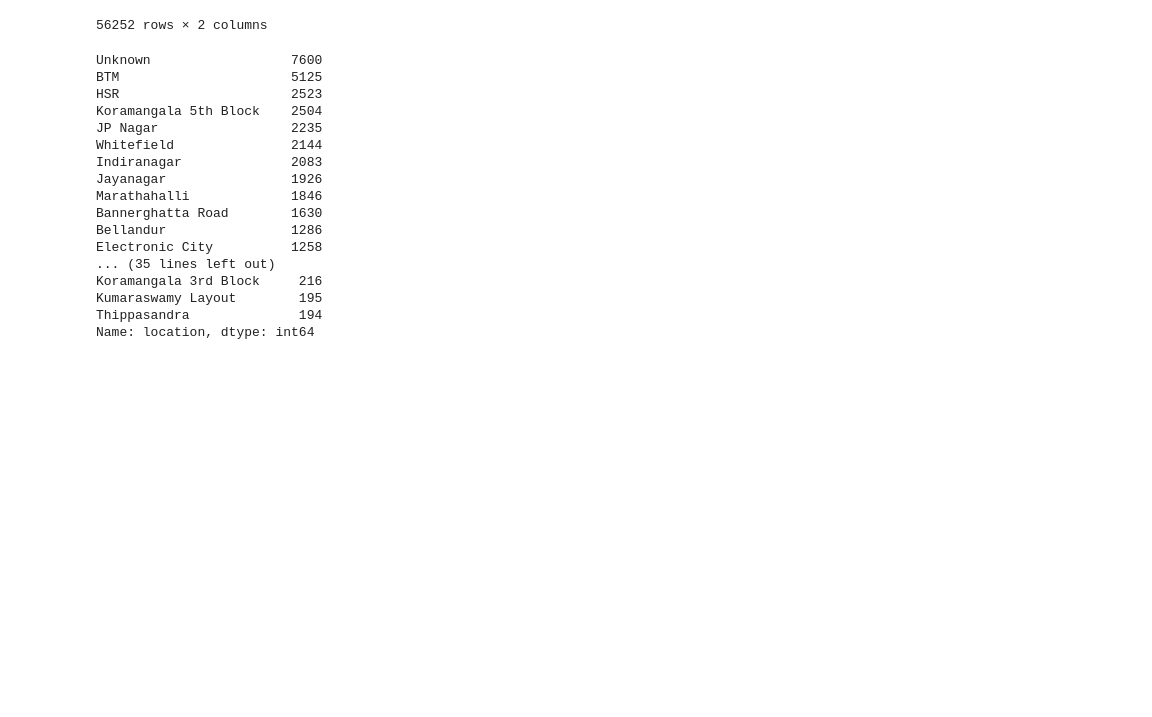
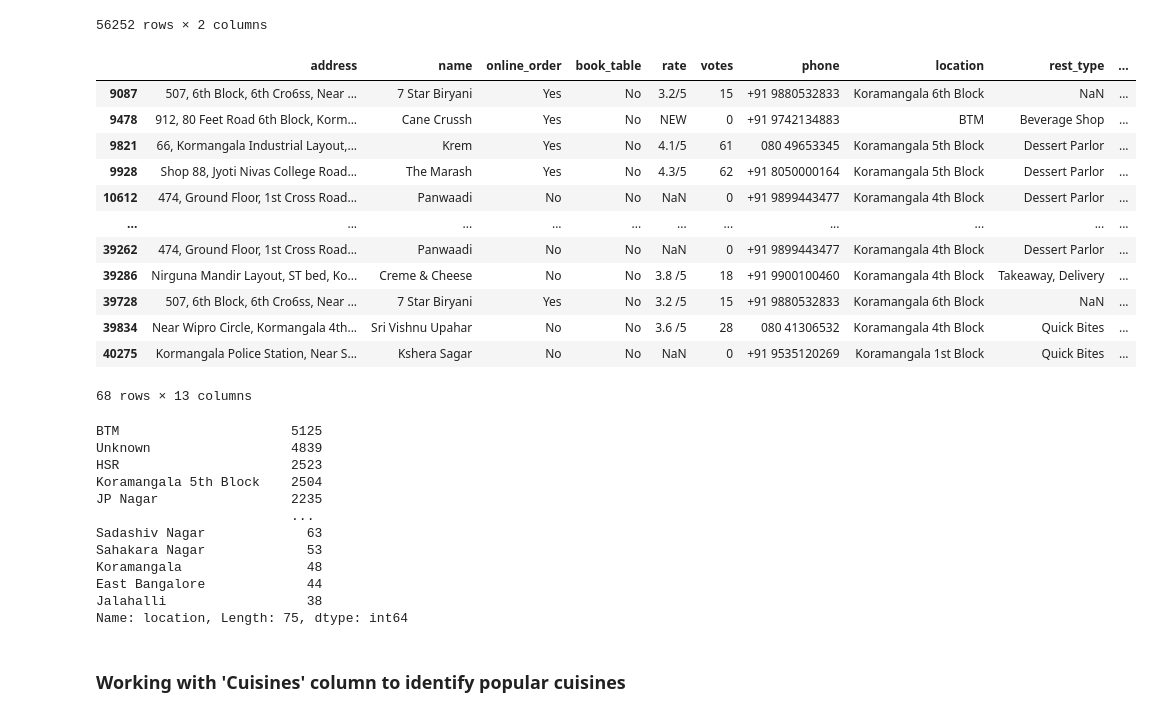
Before and after one commit to 3-vasu31/Food-Analysis, a Jupyter notebook: Test_Model/test2.ipynb, the cells around one changed output. Saved outputs shown, nothing was run; the diff lists cells and outputs as text; code cells hidden in the pictures; blank space fills up the shorter version.

```diff
--- a/Test_Model/test2.ipynb
+++ b/Test_Model/test2.ipynb
@@ -93,6 +95,22 @@ df[['address','location']]
 mask = df['address'].str.contains('kormangala', case=False, na=False)
 result = df[mask]          # rows that match
 indices = df[mask].index   # index values
+# %%
+result
+# %% [output]
+|  | address | name | online_order | book_table | rate | votes | phone | location | rest_type | ... |
+| 9087 | 507, 6th Block, 6th Cro6ss, Near ... | 7 Star Biryani | Yes | No | 3.2/5 | 15 | +91 9880532833 | Koramangala 6th Block | NaN | ... |
+| 9478 | 912, 80 Feet Road 6th Block, Korm... | Cane Crussh | Yes | No | NEW | 0 | +91 9742134883 | BTM | Beverage Shop | ... |
+| 9821 | 66, Kormangala Industrial Layout,... | Krem | Yes | No | 4.1/5 | 61 | 080 49653345 | Koramangala 5th Block | Dessert Parlor | ... |
+| 9928 | Shop 88, Jyoti Nivas College Road... | The Marash | Yes | No | 4.3/5 | 62 | +91 8050000164 | Koramangala 5th Block | Dessert Parlor | ... |
+| 10612 | 474, Ground Floor, 1st Cross Road... | Panwaadi | No | No | NaN | 0 | +91 9899443477 | Koramangala 4th Block | Dessert Parlor | ... |
+| ... | ... | ... | ... | ... | ... | ... | ... | ... | ... | ... |
+| 39262 | 474, Ground Floor, 1st Cross Road... | Panwaadi | No | No | NaN | 0 | +91 9899443477 | Koramangala 4th Block | Dessert Parlor | ... |
+| 39286 | Nirguna Mandir Layout, ST bed, Ko... | Creme & Cheese | No | No | 3.8 /5 | 18 | +91 9900100460 | Koramangala 4th Block | Takeaway, Delivery | ... |
+| 39728 | 507, 6th Block, 6th Cro6ss, Near ... | 7 Star Biryani | Yes | No | 3.2 /5 | 15 | +91 9880532833 | Koramangala 6th Block | NaN | ... |
+| 39834 | Near Wipro Circle, Kormangala 4th... | Sri Vishnu Upahar | No | No | 3.6 /5 | 28 | 080 41306532 | Koramangala 4th Block | Quick Bites | ... |
+| 40275 | Kormangala Police Station, Near S... | Kshera Sagar | No | No | NaN | 0 | +91 9535120269 | Koramangala 1st Block | Quick Bites | ... |
+68 rows × 13 columns
 # %%
 def clean_and_match_location(df, Top_k_features):
 
@@ -247,23 +265,21 @@ def clean_and_match_location(df, Top_k_features):
 
     return df
 # %%
-another_df_3 = clean_and_match_location(df, Top_k_features=50)
-another_df_3['location'].value_counts()
+
+df2 = clean_and_match_location(df2, Top_k_features=75)
+df2['location'].value_counts()
 # %% [output]
-Unknown                  7600
 BTM                      5125
+Unknown                  4839
 HSR                      2523
 Koramangala 5th Block    2504
 JP Nagar                 2235
-Whitefield               2144
-Indiranagar              2083
-Jayanagar                1926
-Marathahalli             1846
-Bannerghatta Road        1630
-Bellandur                1286
-Electronic City          1258
-... (35 lines left out)
-Koramangala 3rd Block     216
-Kumaraswamy Layout        195
-Thippasandra              194
-Name: location, dtype: int64
+                         ...
+Sadashiv Nagar             63
+Sahakara Nagar             53
+Koramangala                48
+East Bangalore             44
+Jalahalli                  38
+Name: location, Length: 75, dtype: int64
+# %% [markdown]
+### Working with 'Cuisines' column to identify popular cuisines
```
Also changed, not shown: parts of 12 cells of this notebook.
